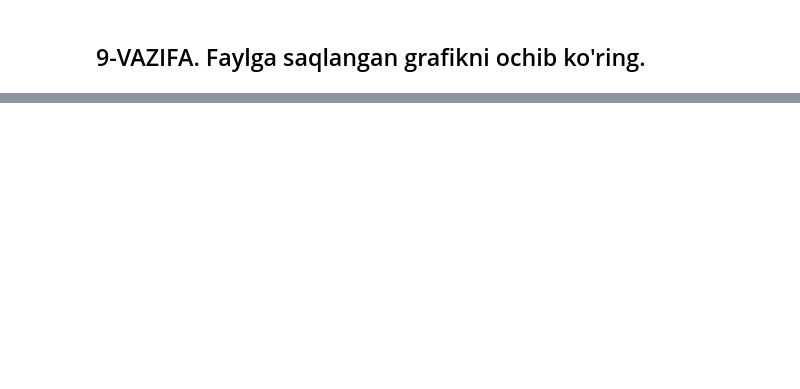
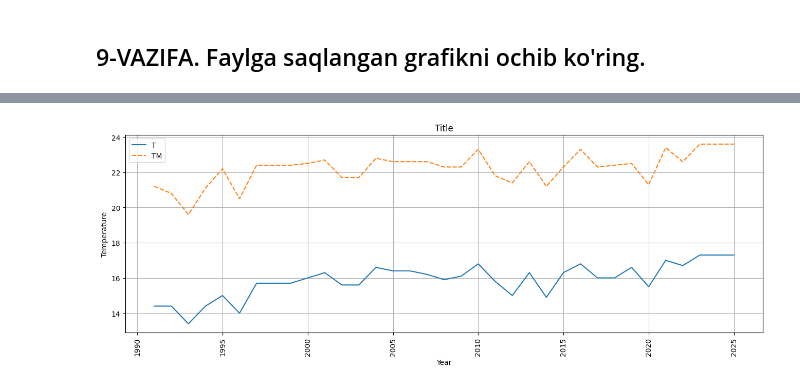
Before and after one commit to IlyasNasirov/notebook, a Jupyter notebook: 04_VISUAL_AMALIYOT_01_matplotlib.ipynb, the cells around one changed output, grey strips where cells are left out. Saved outputs shown, nothing was run; the diff lists cells and outputs as text; code cells hidden in the pictures; blank space fills up the shorter version.

```diff
--- a/04_VISUAL_AMALIYOT_01_matplotlib.ipynb
+++ b/04_VISUAL_AMALIYOT_01_matplotlib.ipynb
@@ -451,0 +418,11 @@ Image('tempMinMax.png')
+# %%
+plt.figure(figsize=(16,5))
+plt.title("Title")
+plt.xlabel('Year')
+plt.ylabel('Temperature')
+plt.grid()
+plt.xticks(rotation=90)
+sns.lineplot(df[['T','TM']])
+plt.show()
+# %% [output]
+[figure, added]
```
Also changed, not shown: parts of 22 cells of this notebook.
